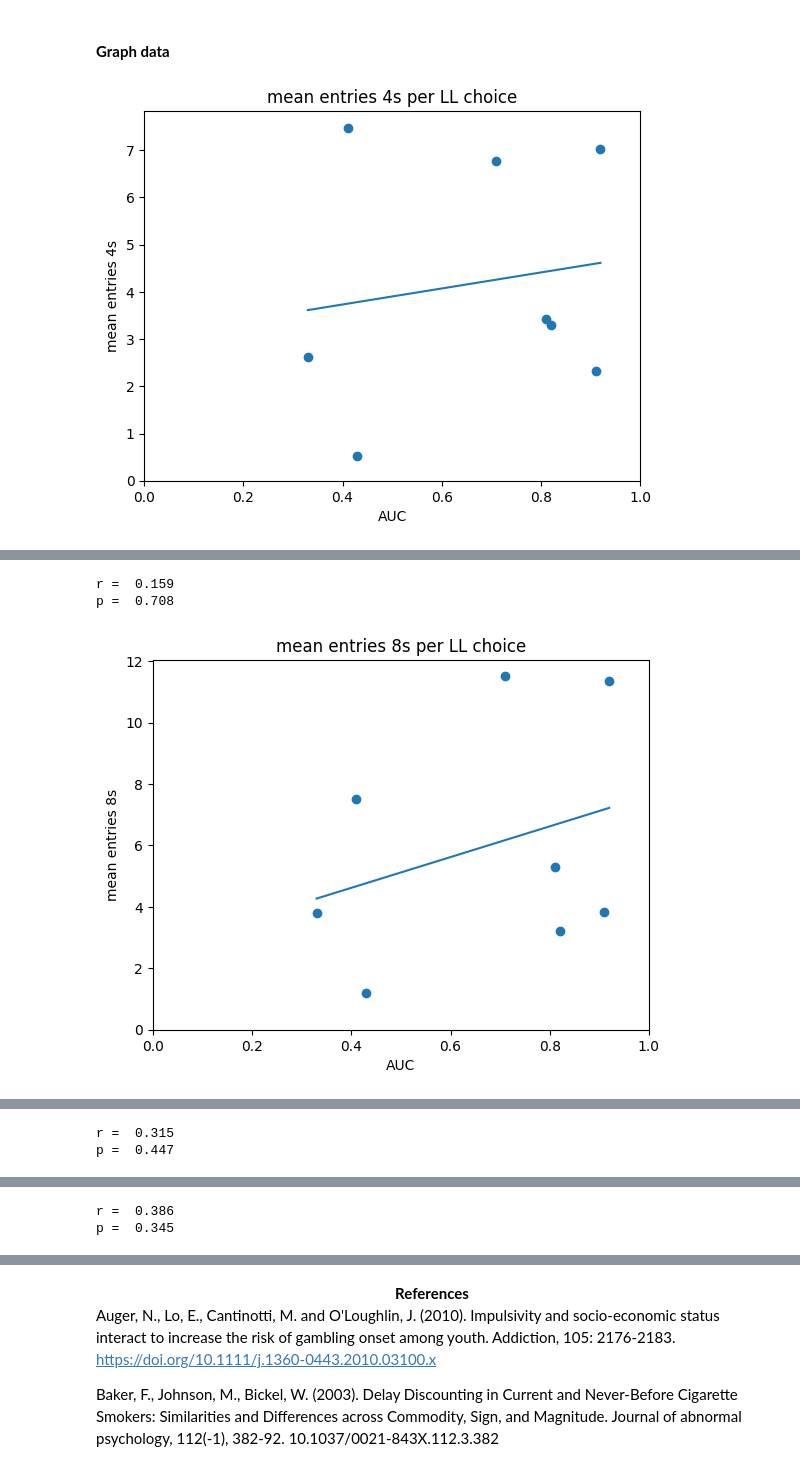
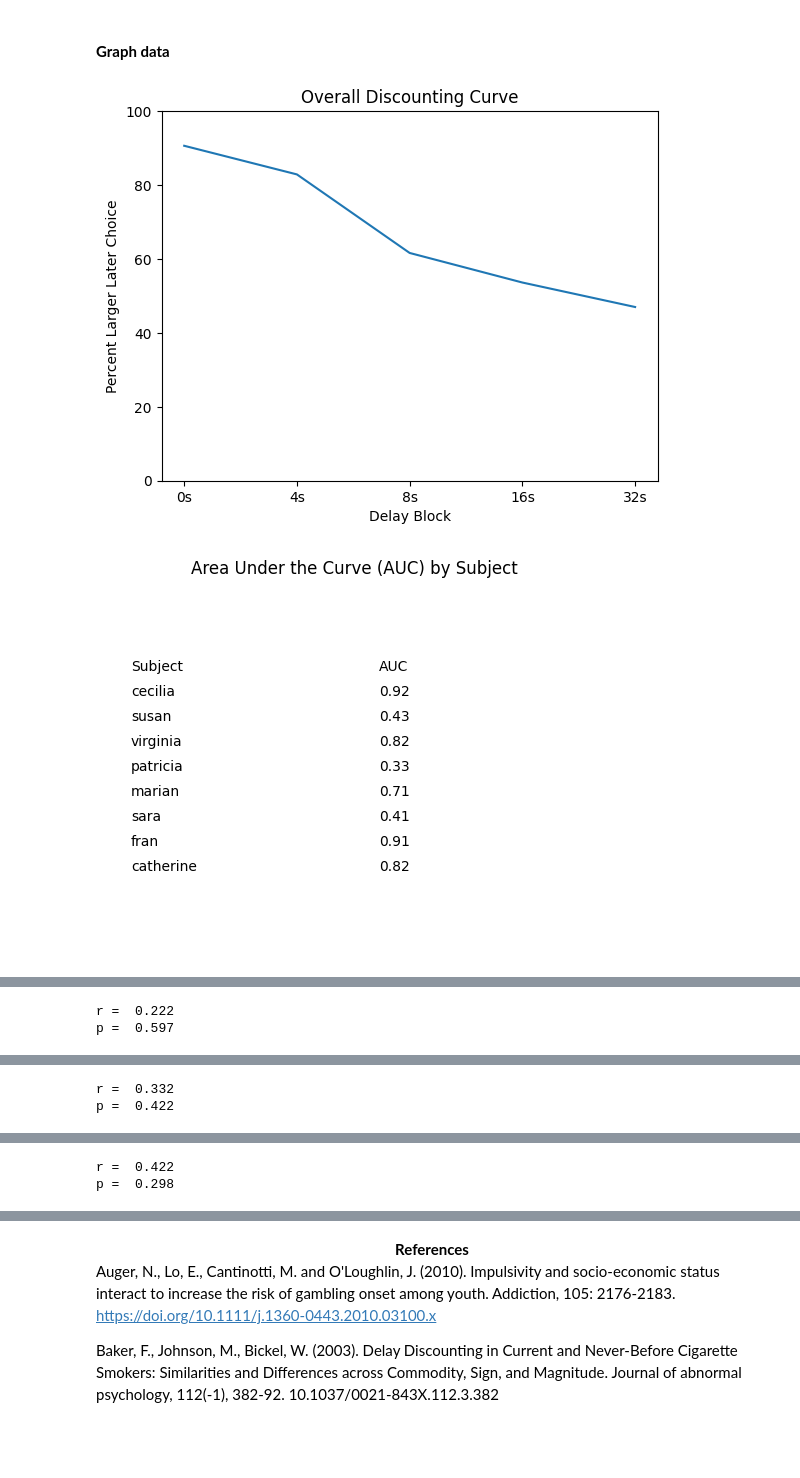
Before and after one commit to ididntrealize/delay-discounting-thesis, a Jupyter notebook: delay-discounting.ipynb, the cells around one changed output, grey strips where cells are left out. Drawn from its saved outputs; the diff is of its cells as text; code cells hidden in the pictures; blank space fills up the shorter version.

Commit message:
Graphing tables and figures

```diff
--- a/delay-discounting.ipynb
+++ b/delay-discounting.ipynb
@@ -90,7 +107,7 @@ else :
     #calculate AUC
     aucs = analysis.calc_auc(rat_percent_ll)
     sorted_auc = dict(sorted(aucs.items(), key=lambda item: item[1]))
-    for rat in sorted_auc : print(rat, ": ", aucs[rat])
+    #for rat in sorted_auc : print(rat, ": ", aucs[rat])
 
     #make new local copy csv i.e., ./rats-10-25-2022.csv
     csv_name = analysis.create_csv(aucs, entry_stats, block_choices)
@@ -117,19 +121,28 @@ created csv
 <strong>Graph data</strong>
 # %%
 from graphdata import GraphData
-from utils import Util
-import json
 
 util = Util()
 
 analyzed_data = 'block_choices' in globals() and util.data_extracted(block_choices)
 
 #check if data has been extracted (previous block)
 if not analyzed_data :
     print("Please run the previous blocks of code first!")
 
 else :
+
     graphing = GraphData()
-    graphing.graph_all_dv(csv_name)
+
+    graphing.overall_discounting_curve(rat_percent_ll)
+
+    graphing.auc_table(csv_name)
+
+    graphing.entries_per_block(entry_stats)
+
+    graphing.first_entry_per_block(entry_stats)
+
+    graphing.graph_dv_correlations(csv_name)
 # %% [output]
-[figure, old version]
+[figure, new version]
+[figure, new version]
@@ -136,3 +152,2 @@ else :
-r =  0.159
-p =  0.708
+r =  0.222
+p =  0.597
-[figure, old version]
@@ -139,2 +155,2 @@ p =  0.708
-r =  0.315
-p =  0.447
+r =  0.332
+p =  0.422
@@ -142,2 +158,2 @@ p =  0.447
-r =  0.386
-p =  0.345
+r =  0.422
+p =  0.298
```
Also changed, not shown: parts of 5 cells of this notebook, 2 other files.
